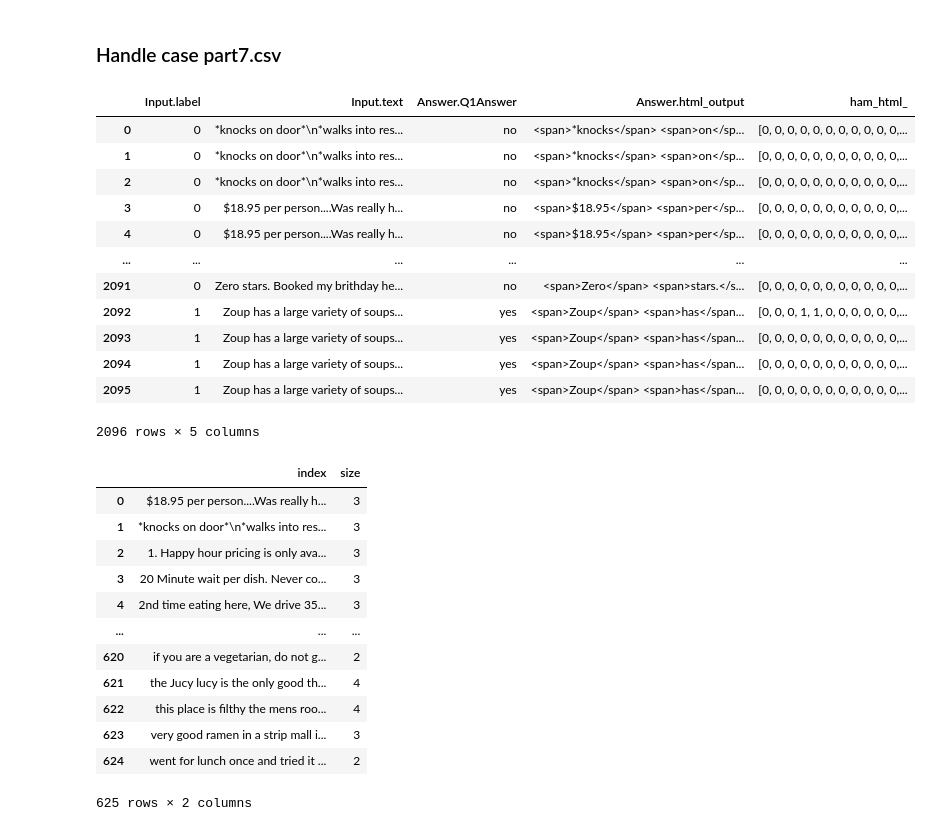
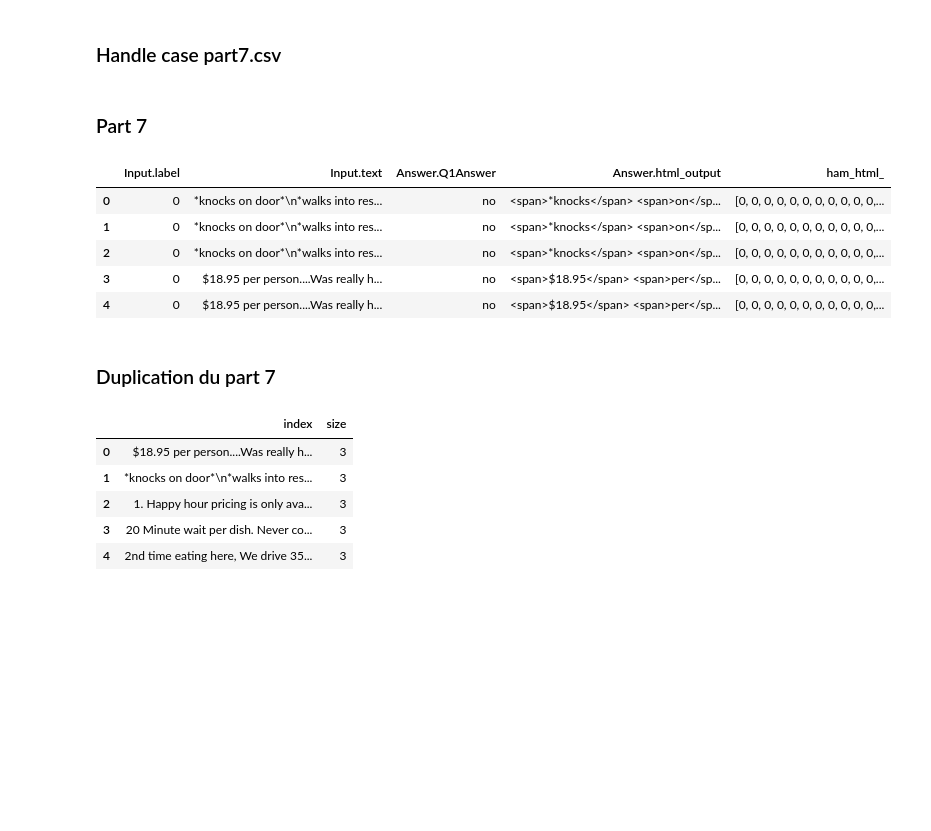
Before and after one commit to Kihansi95/ExplanationPairSentencesTasks, a Jupyter notebook: notebooks/2022-07-29 YelpHat.ipynb, the cells around one changed output. Saved outputs shown, nothing was run; the diff lists cells and outputs as text; code cells hidden in the pictures; blank space fills up the shorter version.

```diff
--- a/notebooks/2022-07-29 YelpHat.ipynb
+++ b/notebooks/2022-07-29 YelpHat.ipynb
@@ -325,38 +343,27 @@ ham_part1(50words).csv
 # %%
 df = pd.read_csv(path.join(dataset_path, 'ham_part7.csv'))
 df['ham_html_'] = df[f'Answer.html_output'].apply(yelp_hat_ham)
-df
+display(HTML('<h3>Part 7</h3>'))
+display(df.head())
+
+duplicates = df.groupby(df['Input.text'].tolist(),as_index=False).size()
+display(HTML('<h3>Duplication du part 7</h3>'))
+display(duplicates.head())
 # %% [output]
+Part 7
 |  | Input.label | Input.text | Answer.Q1Answer | Answer.html_output | ham_html_ |
 | 0 | 0 | *knocks on door*\n*walks into res... | no | <span>*knocks</span> <span>on</sp... | [0, 0, 0, 0, 0, 0, 0, 0, 0, 0, 0,... |
 | 1 | 0 | *knocks on door*\n*walks into res... | no | <span>*knocks</span> <span>on</sp... | [0, 0, 0, 0, 0, 0, 0, 0, 0, 0, 0,... |
 | 2 | 0 | *knocks on door*\n*walks into res... | no | <span>*knocks</span> <span>on</sp... | [0, 0, 0, 0, 0, 0, 0, 0, 0, 0, 0,... |
 | 3 | 0 | $18.95 per person....Was really h... | no | <span>$18.95</span> <span>per</sp... | [0, 0, 0, 0, 0, 0, 0, 0, 0, 0, 0,... |
 | 4 | 0 | $18.95 per person....Was really h... | no | <span>$18.95</span> <span>per</sp... | [0, 0, 0, 0, 0, 0, 0, 0, 0, 0, 0,... |
-| ... | ... | ... | ... | ... | ... |
-| 2091 | 0 | Zero stars. Booked my brithday he... | no | <span>Zero</span> <span>stars.</s... | [0, 0, 0, 0, 0, 0, 0, 0, 0, 0, 0,... |
-| 2092 | 1 | Zoup has a large variety of soups... | yes | <span>Zoup</span> <span>has</span... | [0, 0, 0, 1, 1, 0, 0, 0, 0, 0, 0,... |
-| 2093 | 1 | Zoup has a large variety of soups... | yes | <span>Zoup</span> <span>has</span... | [0, 0, 0, 0, 0, 0, 0, 0, 0, 0, 0,... |
-| 2094 | 1 | Zoup has a large variety of soups... | yes | <span>Zoup</span> <span>has</span... | [0, 0, 0, 0, 0, 0, 0, 0, 0, 0, 0,... |
-| 2095 | 1 | Zoup has a large variety of soups... | yes | <span>Zoup</span> <span>has</span... | [0, 0, 0, 0, 0, 0, 0, 0, 0, 0, 0,... |
-2096 rows × 5 columns
+Duplication du part 7
+|  | index | size |
+| 0 | $18.95 per person....Was really h... | 3 |
+| 1 | *knocks on door*\n*walks into res... | 3 |
+| 2 | 1. Happy hour pricing is only ava... | 3 |
+| 3 | 20 Minute wait per dish. Never co... | 3 |
+| 4 | 2nd time eating here, We drive 35... | 3 |
-# %%
-duplicates = df.groupby(df['Input.text'].tolist(),as_index=False).size()
-duplicates
-# %% [output]
-|  | index | size |
-| 0 | $18.95 per person....Was really h... | 3 |
-| 1 | *knocks on door*\n*walks into res... | 3 |
-| 2 | 1. Happy hour pricing is only ava... | 3 |
-| 3 | 20 Minute wait per dish. Never co... | 3 |
-| 4 | 2nd time eating here, We drive 35... | 3 |
-| ... | ... | ... |
-| 620 | if you are a vegetarian, do not g... | 2 |
-| 621 | the Jucy lucy is the only good th... | 4 |
-| 622 | this place is filthy the mens roo... | 4 |
-| 623 | very good ramen in a strip mall i... | 3 |
-| 624 | went for lunch once and tried it ... | 2 |
-625 rows × 2 columns
 # %%
 dupli_2 = duplicates[duplicates['size'] < 3]
 
```
Also changed, not shown: parts of 17 cells of this notebook, 2 other files.
